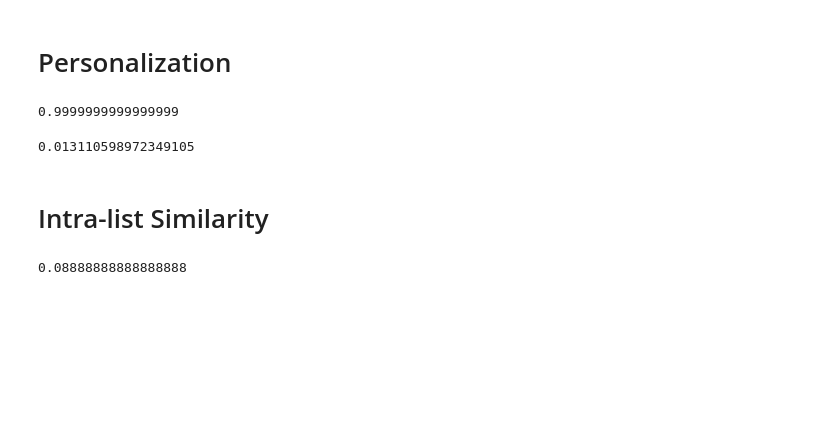
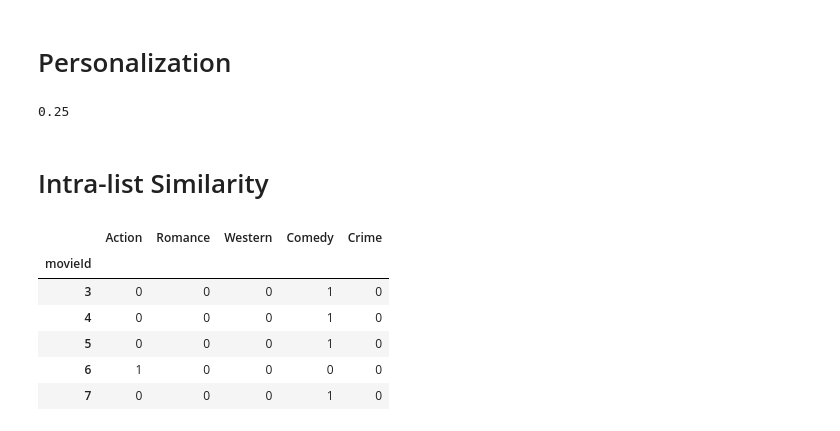
Before and after one commit to statisticianinstilettos/recmetrics, a Jupyter notebook: example.ipynb, the cells around one changed output. Drawn from its saved outputs; the diff is of its cells as text; code cells hidden in the pictures; blank space fills up the shorter version.

```diff
--- a/example.ipynb
+++ b/example.ipynb
@@ -262,17 +268,19 @@ CoveragePlot(coverage_scores, model_names)
 # %%
-personalization(predicted=pop_predictions)
+personalization(predicted=example_predictions)
 # %% [output]
-0.9999999999999999
+0.25
-# %%
-personalization(predicted=cf_predictions)
-# %% [output]
-0.013110598972349105
 # %% [markdown]
 # Intra-list Similarity
-# %%
-intra_list_similarity(predicted=pop_predictions, feature_df=movies)
-# %% [output]
-0.08888888888888888
+# %%
+movies[movies.sum(axis=1)>0].head(5)
+# %% [output]
+|  | Action | Romance | Western | Comedy | Crime |
+| movieId |  |  |  |  |  |
+| 3 | 0 | 0 | 0 | 1 | 0 |
+| 4 | 0 | 0 | 0 | 1 | 0 |
+| 5 | 0 | 0 | 0 | 1 | 0 |
+| 6 | 1 | 0 | 0 | 0 | 0 |
+| 7 | 0 | 0 | 0 | 1 | 0 |
 # %%
 intra_list_similarity(predicted=cf_predictions, feature_df=movies)
 # %% [output]
```
Also changed, not shown: parts of 11 cells of this notebook, 4 other files.
